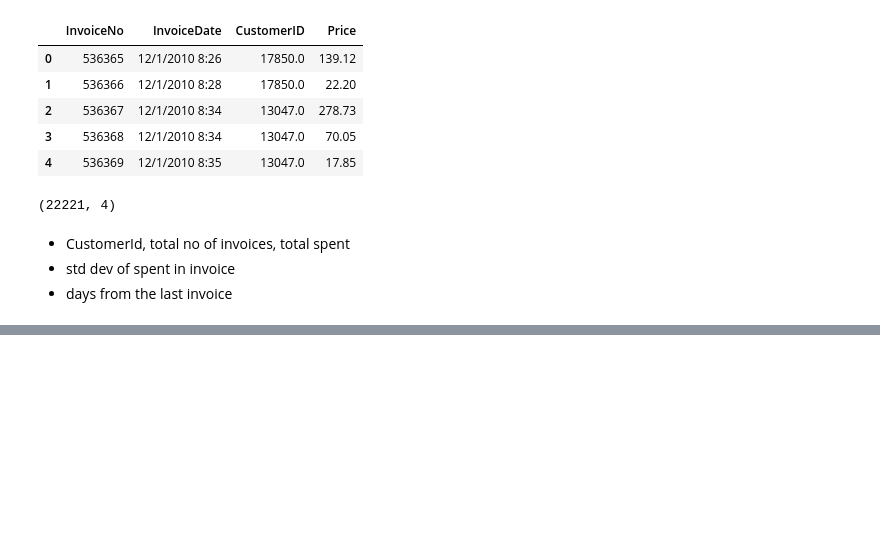
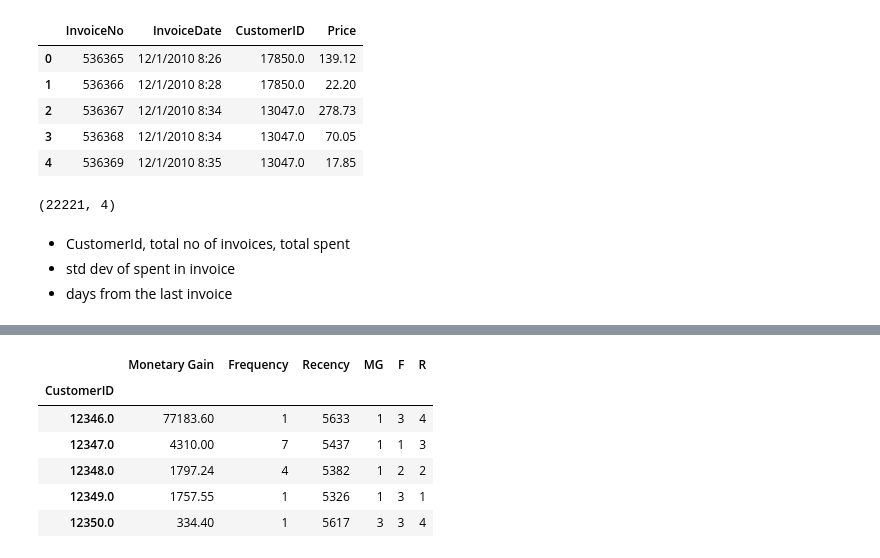
Before and after one commit to j019/Practical-Machine-Learning-, a Jupyter notebook: Day2/customerSegmentation.ipynb, the cells around one changed output, grey strips where cells are left out. Drawn from its saved outputs; the diff is of its cells as text; code cells hidden in the pictures; blank space fills up the shorter version.

```diff
--- a/Day2/customerSegmentation.ipynb
+++ b/Day2/customerSegmentation.ipynb
@@ -106,0 +188,12 @@ df1.groupby('CustomerID').agg({'Price':'sum','InvoiceNo':'count','InvoiceDate':'
+# %%
+def mg_calc(x):
+  q1,q2,q3 = df2['Monetary Gain'].quantile([0.25,0.5,0.75])
+  if x >= q3:
+    return 1
+  elif q2 <= x < q3:
+    return 2
+  elif q1 <= x < q2:
+    return 3
+  else:
+    return 4
+df2['MG'] = df2['Monetary Gain'].apply(mg_calc)
@@ -106,0 +210,34 @@ df1.groupby('CustomerID').agg({'Price':'sum','InvoiceNo':'count','InvoiceDate':'
+# %%
+def fq_calc(x):
+  q1,q2,q3 = df2['Frequency'].quantile([0.25,0.5,0.75])
+  if x >= q3:
+    return 1
+  elif q2 <= x < q3:
+    return 2
+  elif q1 <= x < q2:
+    return 3
+  else:
+    return 4
+df2['F'] = df2['Frequency'].apply(fq_calc)
+# %%
+def rc_calc(x):
+  q1,q2,q3 = df2['Recency'].quantile([0.25,0.5,0.75])
+  if x >= q3:
+    return 4
+  elif q2 <= x < q3:
+    return 3
+  elif q1 <= x < q2:
+    return 2
+  else:
+    return 1
+df2['R'] = df2['Recency'].apply(rc_calc)
+# %%
+df2.head()
+# %% [output]
+|  | Monetary Gain | Frequency | Recency | MG | F | R |
+| CustomerID |  |  |  |  |  |  |
+| 12346.0 | 77183.60 | 1 | 5633 | 1 | 3 | 4 |
+| 12347.0 | 4310.00 | 7 | 5437 | 1 | 1 | 3 |
+| 12348.0 | 1797.24 | 4 | 5382 | 1 | 2 | 2 |
+| 12349.0 | 1757.55 | 1 | 5326 | 1 | 3 | 1 |
+| 12350.0 | 334.40 | 1 | 5617 | 3 | 3 | 4 |
```
Also changed, not shown: parts of 19 cells of this notebook.
